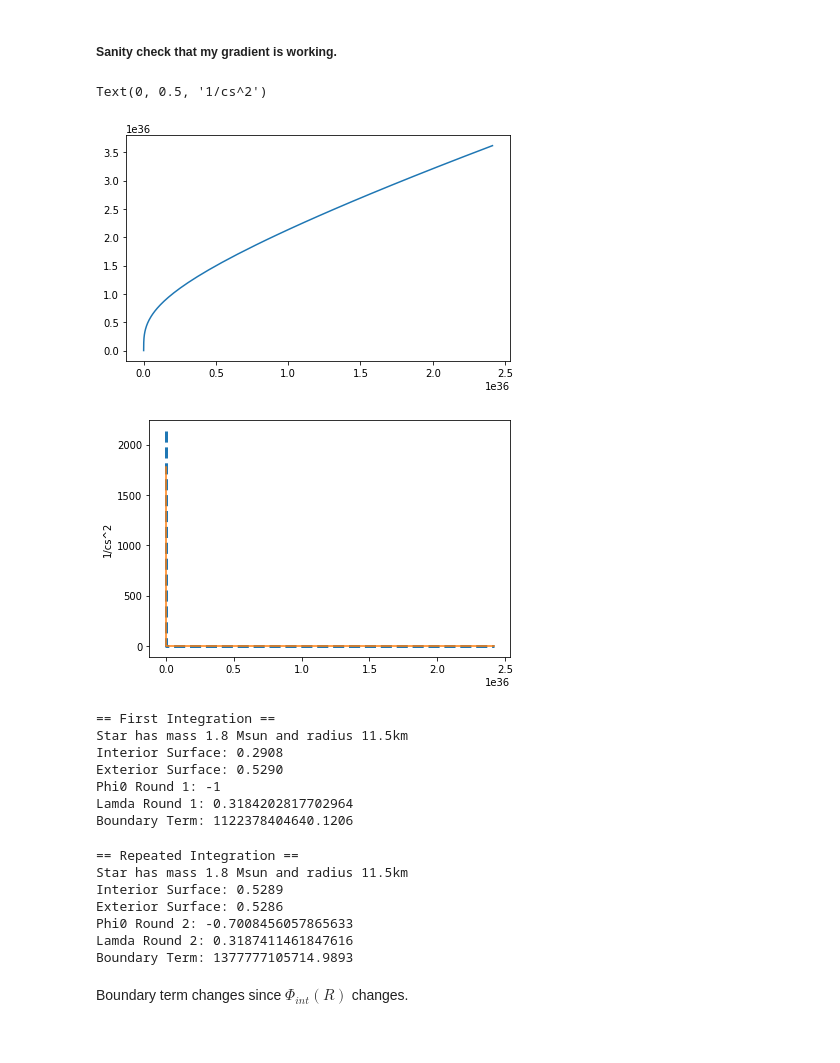
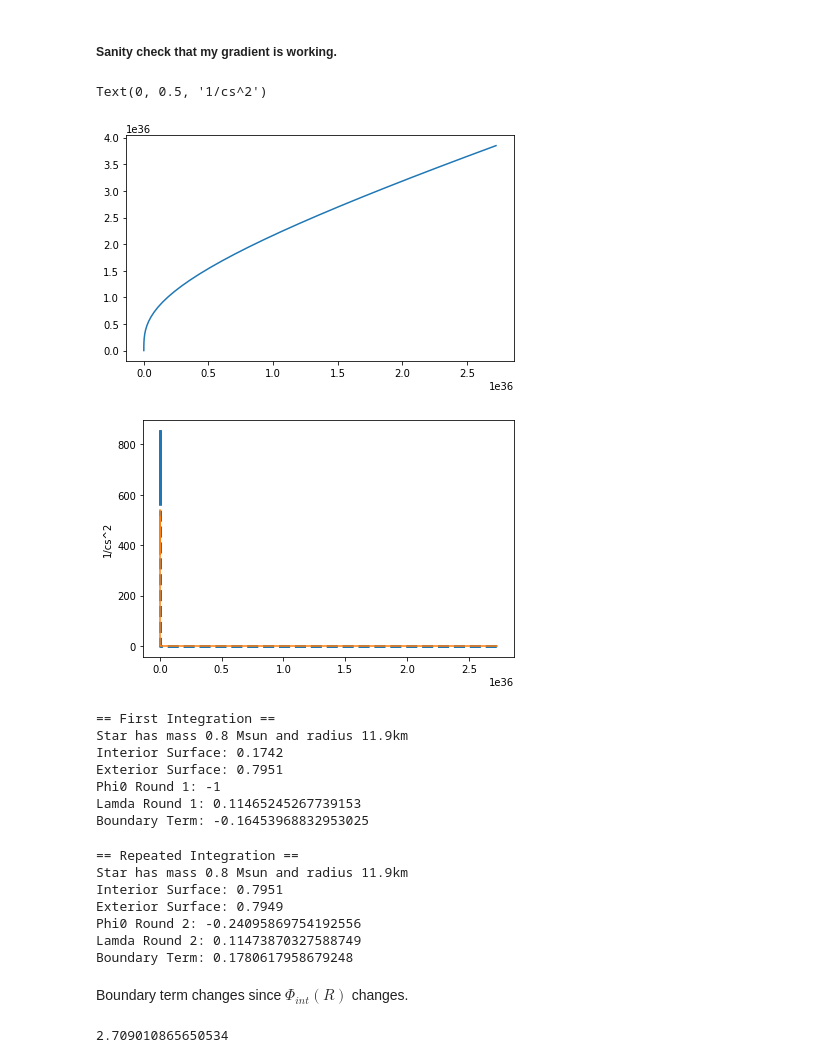
Before and after one commit to utkarsh7236/fmodes, a Jupyter notebook: cowling_approximation.ipynb, the cells around one changed output. Drawn from its saved outputs; the diff is of its cells as text; code cells hidden in the pictures.

```diff
--- a/cowling_approximation.ipynb
+++ b/cowling_approximation.ipynb
@@ -126,32 +123,32 @@ def get_ep(e, p):
 # %% [markdown]
 ##### Sanity check that my gradient is working.
 # %%
-df = pd.read_csv("eos_data/sly230a.csv")
+df = pd.read_csv("eos_data/sly.csv")
 e, p = df_to_ep(df)
 EOS = get_ep(e, p)
 plt.plot(p, e)
 # plt.axvline(x=min(p))
 plt.figure()
 dedp = np.zeros(len(p))
 dedp2 = np.zeros(len(p))
 for i in tqdm(range(len(p))):
 
     # THIS CHOICE WAS NON-TRIVIAL: SCALE WITH ORDERS OF MAGNITUDE
     eps = 1e15
     p_eval = np.linspace(p[i]/eps, p[i]*eps, 10)
     e_eval = EOS(p_eval)
     dedp[i] = np.mean(np.gradient(e_eval, p_eval, edge_order=2))
     dedp2[i] = approx_fprime(np.mean(p_eval), EOS, epsilon = eps)
 
 plt.plot(p, dedp, linestyle = "dashed", linewidth = 3)
 plt.plot(p, dedp2)
 # plt.xlim(0, 1e36)
 # plt.ylim(0, 10)
 plt.ylabel("1/cs^2")
 # %% [output]
 Text(0, 0.5, '1/cs^2')
-[figure, old version]
+[figure, new version]
-[figure, old version]
+[figure, new version]
 # %%
 def tov(ep, init_VEC, r_i, p_min, omega, progress = False,
         l=2, n_iter_max = 5000):
@@ -216,7 +213,7 @@ EOS = get_ep(e, p)
 # Initial Conditions
 km2cm = 1e5
 r_i = 1
-p0 = p[-24]
+p0 = p[-44]
 e0 = EOS(p0)
 p_c = p0 - 2 * np.pi * (G/(c**4)) * r_i**2 * (p0 + e0) * (3*p0 + e0)/3
 e_c = e0
@@ -225,7 +222,7 @@ m0 = e_c/(c**2) * 4/3 * np.pi * r_i**3
 phi0 = -1 #Arbitrary guess
 omega = 1e3*(2*np.pi) #Arbitrary guess
 
-C = 1 # Arbitrary constant
+C = 1e-12 # Arbitrary constant
 l = 2
 W0 =  C   * r_i ** (l+1)
 V0 = -C/l * r_i ** (l)
@@ -313,21 +310,26 @@ print(f"Lamda Round 2: {lamba_metric(m_R, r_R)}")
 print(f"Boundary Term: {boundary_wv(r_R, p_R, m_R, omega, phi_int, v_R)}")
 # %% [output]
 == First Integration ==
-Star has mass 1.8 Msun and radius 11.5km
-Interior Surface: 0.2908
-Exterior Surface: 0.5290
+Star has mass 0.8 Msun and radius 11.9km
+Interior Surface: 0.1742
+Exterior Surface: 0.7951
 Phi0 Round 1: -1
-Lamda Round 1: 0.3184202817702964
-Boundary Term: 1122378404640.1206
+Lamda Round 1: 0.11465245267739153
+Boundary Term: -0.16453968832953025
 == Repeated Integration ==
-Star has mass 1.8 Msun and radius 11.5km
-Interior Surface: 0.5289
-Exterior Surface: 0.5286
-Phi0 Round 2: -0.7008456057865633
-Lamda Round 2: 0.3187411461847616
-Boundary Term: 1377777105714.9893
+Star has mass 0.8 Msun and radius 11.9km
+Interior Surface: 0.7951
+Exterior Surface: 0.7949
+Phi0 Round 2: -0.24095869754192556
+Lamda Round 2: 0.11473870327588749
+Boundary Term: 0.1780617958679248
 # %% [markdown]
 Boundary term changes since $\Phi_{int}(R)$ changes.
+# %%
+n_den = 2.3e14
+print(EOS(p_c)/(n_den*(c**2)))
+# %% [output]
+2.709010865650534
 # %%
 r_arr = r_arr/km2cm
 
```
Also changed, not shown: parts of 7 cells of this notebook.
